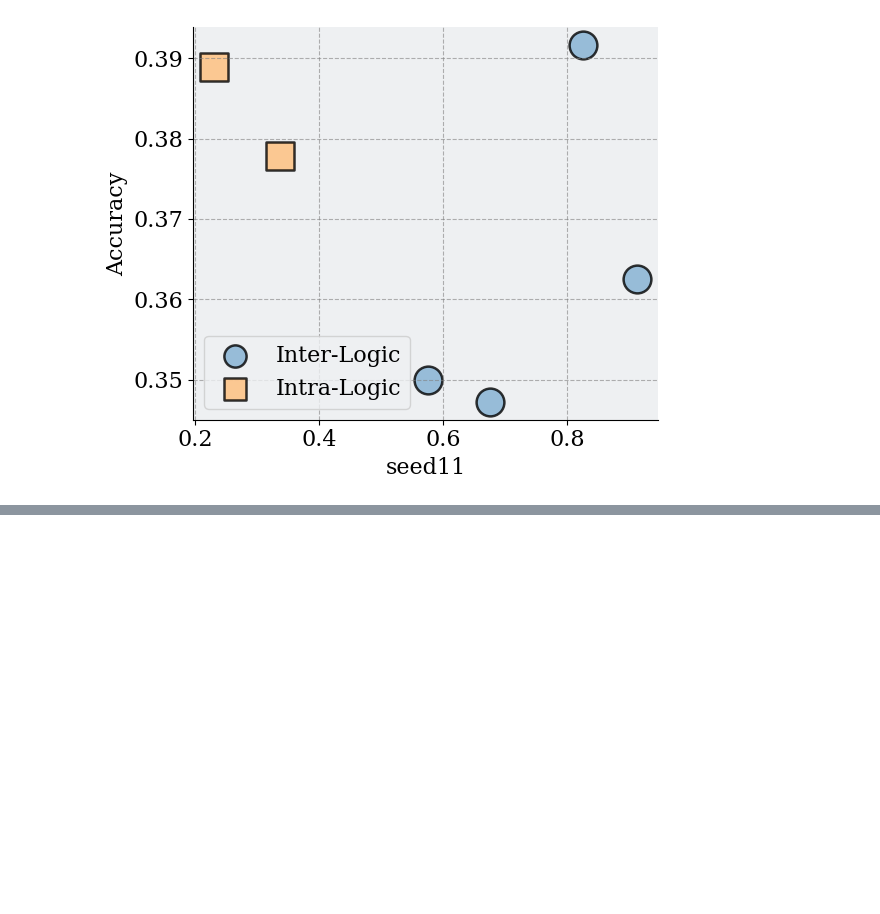
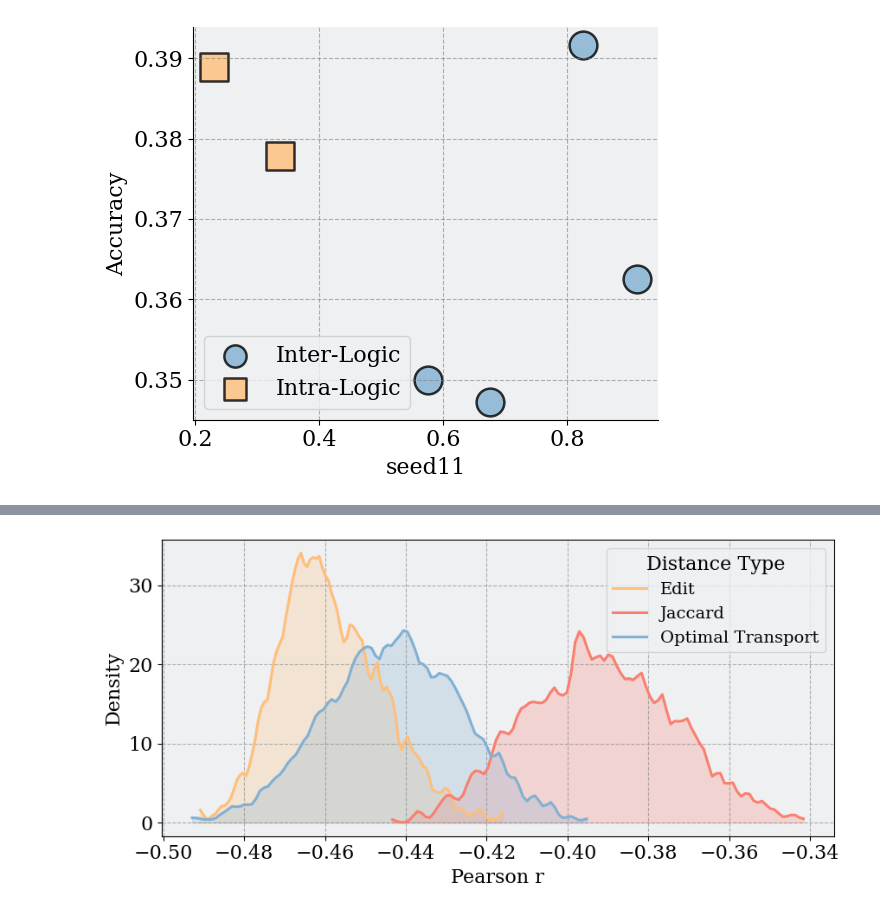
Before and after one commit to LzyFischer/ReasonEdit, a Jupyter notebook: src/preliminary/notebooks/plot_preliminary.ipynb, the cells around one changed output, grey strips where cells are left out. Cells and saved outputs as stored; diff of their text form; code cells hidden in the pictures; blank space fills up the shorter version.

```diff
--- a/src/preliminary/notebooks/plot_preliminary.ipynb
+++ b/src/preliminary/notebooks/plot_preliminary.ipynb
@@ -879,0 +891,78 @@ plt.show()
+# %%
+# In[1]  – imports & style
+# In[1]  – imports & 样式
+import pandas as pd
+import numpy as np
+import matplotlib.pyplot as plt
+from matplotlib import rcParams
+from scipy.stats import gaussian_kde   # 用于平滑 KDE
+
+# ── Matplotlib 全局样式 (保持不变) ──────────────────────────────────────
+plt.rcParams.update({
+    "font.family": "DeJavu Serif",
+    "font.serif": ["Times New Roman"],
+    "mathtext.fontset": "stix",
+    "mathtext.default": "regular",
+    "axes.facecolor": "#EEF0F2",
+    "axes.grid": True,
+    "grid.linestyle": "--",
+    "grid.color": "gray",
+    "grid.alpha": 0.5,
+})
+rcParams["font.size"] = 16
+
+palette = [
+    (255/255, 190/255, 122/255),  # peach
+    (250/255, 127/255, 111/255),  # salmon
+    (130/255, 176/255, 210/255),  # sky-blue
+    (142/255, 207/255, 201/255),  # teal
+    (190/255, 184/255, 220/255),  # lavender
+    (227/255, 207/255, 187/255),  # beige
+]
+
+# In[2]  – load & prep the data
+csv_path = "/scratch/vjd5zr/project/ReasonEdit/results/figures/correlations_all.csv"
+df = pd.read_csv(csv_path).dropna(subset=["corr"])
+
+target_fig   = "scatter_binned"   # choose one of: scatter, scatter_binned, …
+bins         = 25                 # histogram resolution
+distances    = sorted(df["distance"].unique())
+distances_name = ['Edit', "Jaccard", r"Optimal Transport"]
+
+print("Found distances:", distances)
+print(f"{len(df)} total rows  |  {len(df[df['figure'] == target_fig])} rows for '{target_fig}'")
+
+# In[3] – smoothed-hist (FD bins + Gaussian filter)
+from scipy.ndimage import gaussian_filter1d
+
+plt.figure(figsize=(9, 4.5))
+
+for idx, dist in enumerate(distances):
+    vals = df[(df["figure"] == target_fig) & (df["distance"] == dist)]["corr"].dropna()
+    if len(vals) < 2:               # 样本太少就跳过
+        continue
+
+    # ① Freedman–Diaconis 规则确定 bin 宽
+    q25, q75 = np.percentile(vals, [25, 75])
+    iqr      = q75 - q25
+    bin_w    = 2 * iqr / (len(vals) ** (1/3))   # FD 公式
+    bins     = max(int(np.ceil((vals.max() - vals.min()) / bin_w)), 100)
+
+    counts, edges = np.histogram(vals, bins=bins, density=True)
+    centers       = 0.5 * (edges[:-1] + edges[1:])
+
+    # ② 轻度高斯平滑（sigma 可调，1≈轻/ 2≈中）
+    smooth = gaussian_filter1d(counts, sigma=1.0)
+
+    color = palette[idx % len(palette)]
+    plt.plot(centers, smooth,  linewidth=2.2, color=color, label=f"{distances_name[idx]}")
+    plt.fill_between(centers, smooth, 0, alpha=0.25, color=color)
+
+plt.xlabel("Pearson r")
+plt.ylabel("Density")
+# plt.title(f"Smoothed empirical density of '{target_fig}' correlations")
+plt.legend(title="Distance Type", loc="upper right", fontsize=14)
+plt.grid(True, linestyle="--", alpha=0.6)
+plt.tight_layout()
+plt.show()
+# %% [output]
@@ -879,0 +971 @@ plt.show()
+[figure, added]
```
Also changed, not shown: parts of 10 cells of this notebook, 35 other files.
